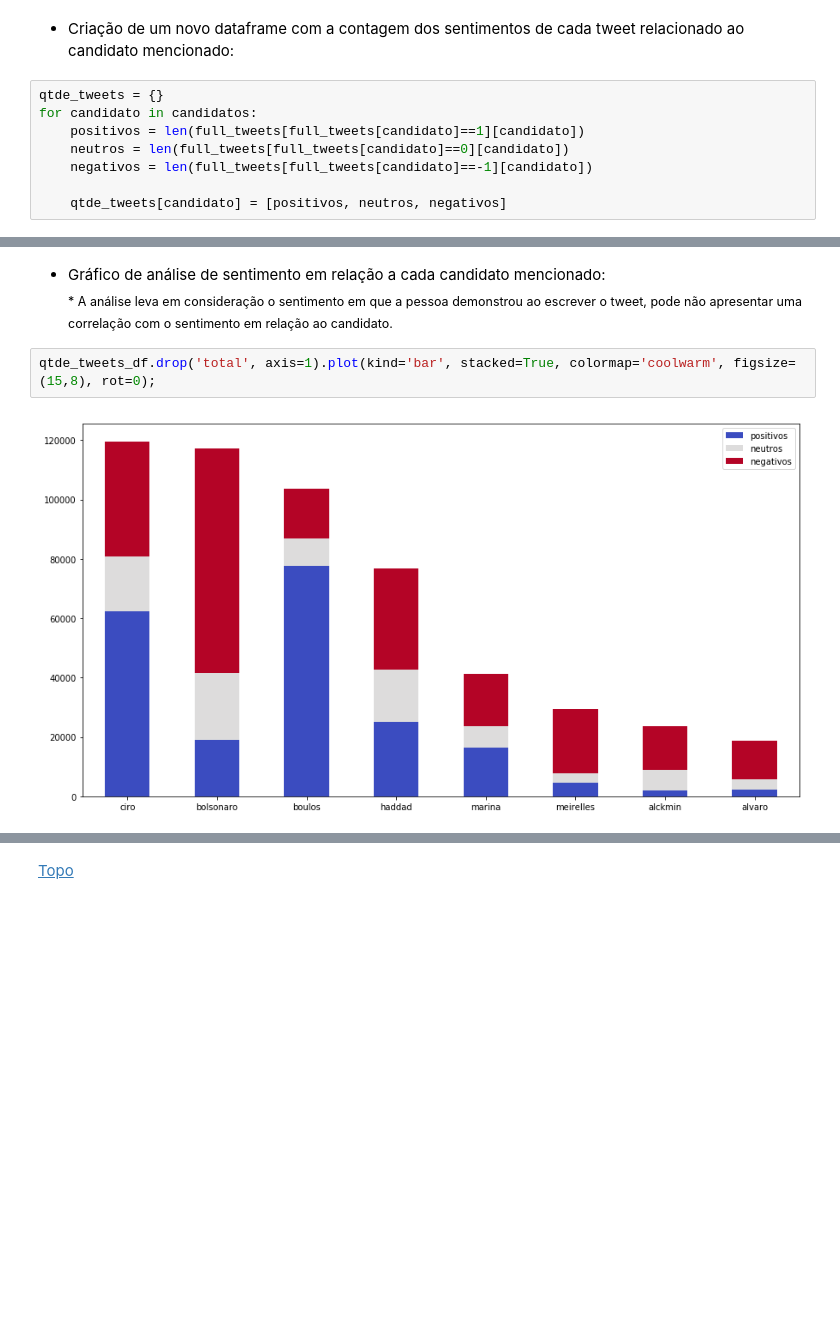
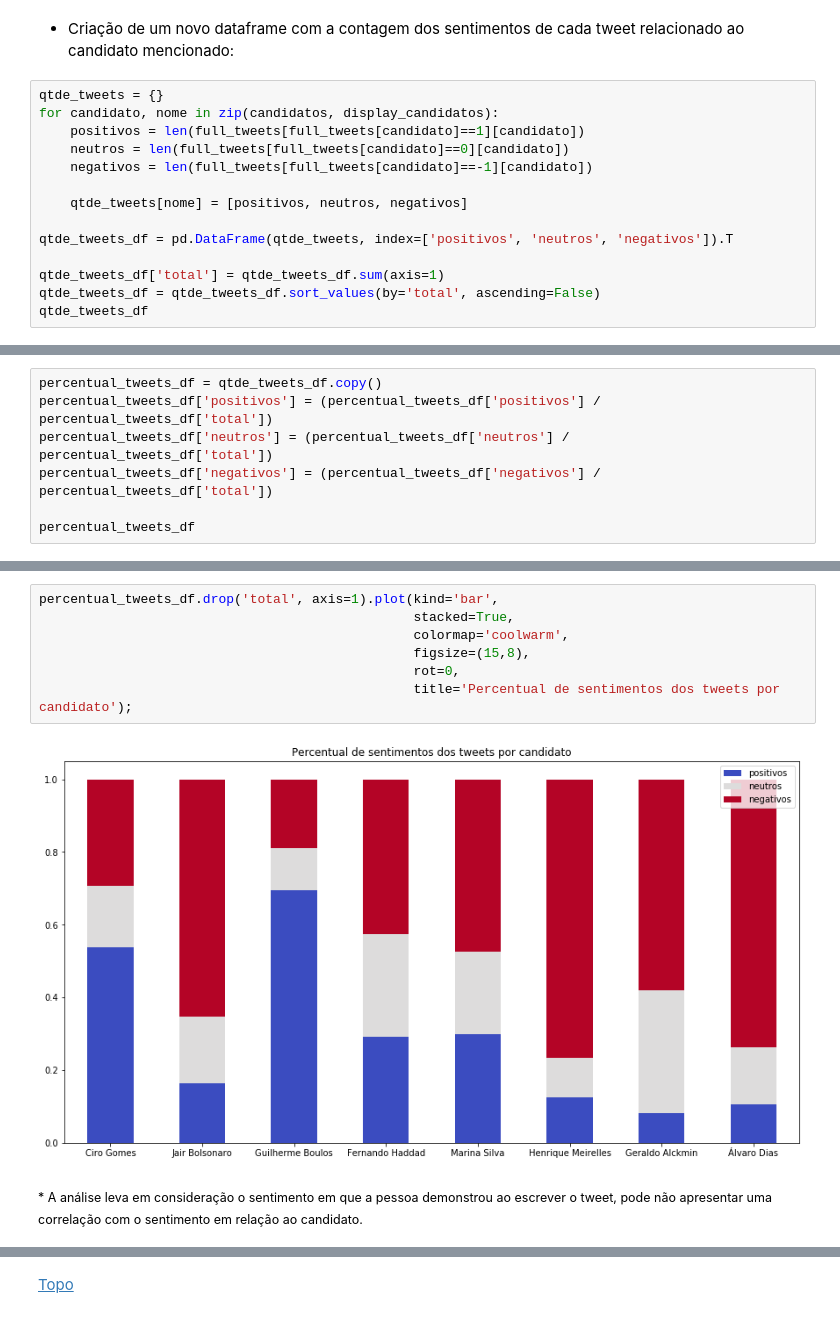
Before and after one commit to bambrozim/DebatePresidenciaveisGlobo2018, a Jupyter notebook: Debate Presidenciáveis Globo - 2018.ipynb, the cells around one changed output, grey strips where cells are left out. Drawn from its saved outputs; the diff is of its cells as text; blank space fills up the shorter version.

```diff
--- a/Debate Presidenciáveis Globo - 2018.ipynb
+++ b/Debate Presidenciáveis Globo - 2018.ipynb
@@ -345,9 +362,15 @@ full_tweets.iloc[:, 4:].head()
 - Criação de um novo dataframe com a contagem dos sentimentos de cada tweet relacionado ao candidato mencionado:<br>
 # %%
 qtde_tweets = {}
-for candidato in candidatos:
+for candidato, nome in zip(candidatos, display_candidatos):
     positivos = len(full_tweets[full_tweets[candidato]==1][candidato])
     neutros = len(full_tweets[full_tweets[candidato]==0][candidato])
     negativos = len(full_tweets[full_tweets[candidato]==-1][candidato])
 
-    qtde_tweets[candidato] = [positivos, neutros, negativos]
+    qtde_tweets[nome] = [positivos, neutros, negativos]
+
+qtde_tweets_df = pd.DataFrame(qtde_tweets, index=['positivos', 'neutros', 'negativos']).T
+
+qtde_tweets_df['total'] = qtde_tweets_df.sum(axis=1)
+qtde_tweets_df = qtde_tweets_df.sort_values(by='total', ascending=False)
+qtde_tweets_df
@@ -369,0 +387,7 @@ qtde_tweets_df
+# %%
+percentual_tweets_df = qtde_tweets_df.copy()
+percentual_tweets_df['positivos'] = (percentual_tweets_df['positivos'] / percentual_tweets_df['total'])
+percentual_tweets_df['neutros'] = (percentual_tweets_df['neutros'] / percentual_tweets_df['total'])
+percentual_tweets_df['negativos'] = (percentual_tweets_df['negativos'] / percentual_tweets_df['total'])
+
+percentual_tweets_df
@@ -370,7 +410,11 @@ qtde_tweets_df
+# %%
+percentual_tweets_df.drop('total', axis=1).plot(kind='bar',
+                                                stacked=True,
+                                                colormap='coolwarm',
+                                                figsize=(15,8),
+                                                rot=0,
+                                                title='Percentual de sentimentos dos tweets por candidato');
+# %% [output]
+[figure, added]
 # %% [markdown]
-- Gráfico de análise de sentimento em relação a cada candidato mencionado:<br>
-    <sub>* A análise leva em consideração o sentimento em que a pessoa demonstrou ao escrever o tweet, pode não apresentar uma correlação com o sentimento em relação ao candidato.</sub>
+<sub>* A análise leva em consideração o sentimento em que a pessoa demonstrou ao escrever o tweet, pode não apresentar uma correlação com o sentimento em relação ao candidato.</sub>
-# %%
-qtde_tweets_df.drop('total', axis=1).plot(kind='bar', stacked=True, colormap='coolwarm', figsize=(15,8), rot=0);
-# %% [output]
-[figure, removed]
```
Also changed, not shown: parts of 87 cells of this notebook.
